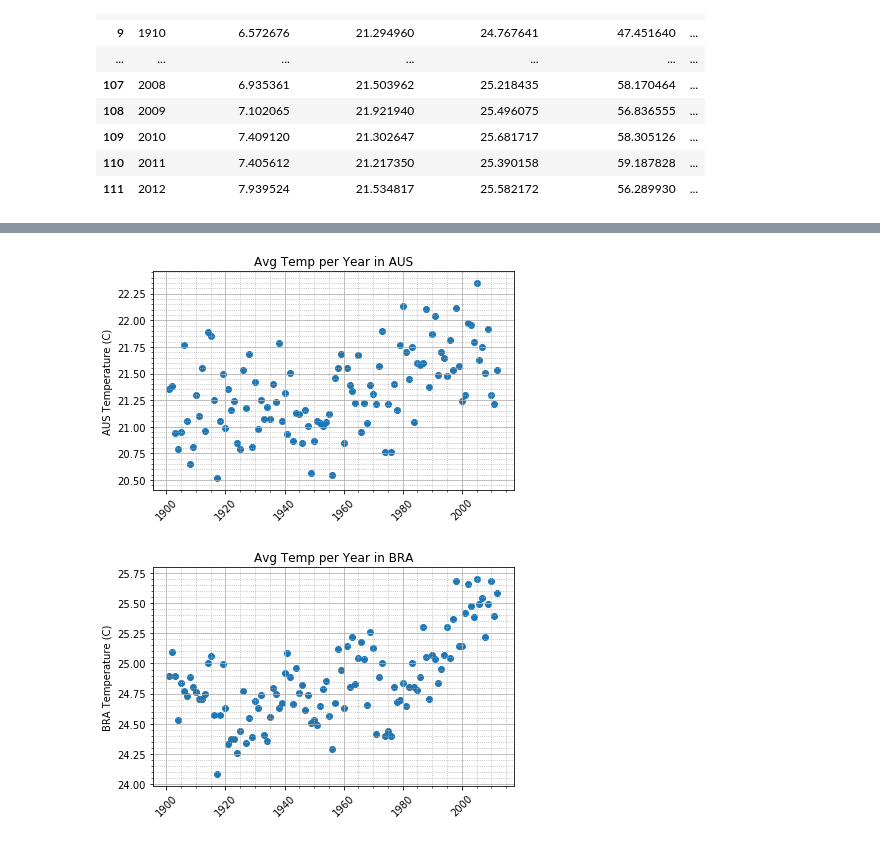
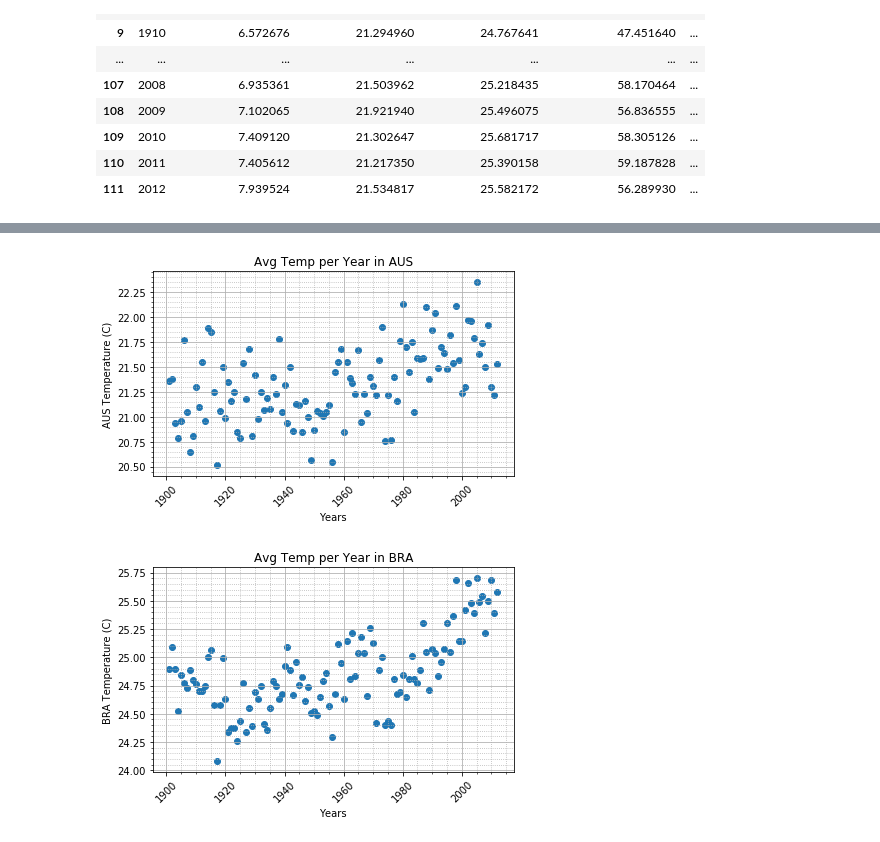
Before and after one commit to LineaFuller/Project_1, a Jupyter notebook: rf_code.ipynb, the cells around one changed output, grey strips where cells are left out. Drawn from its saved outputs; the diff is of its cells as text; code cells hidden in the pictures.

```diff
--- a/rf_code.ipynb
+++ b/rf_code.ipynb
@@ -49,26 +48,26 @@ plt.show()
 # %%
 x_values = weather_df["Year"]
 y_values = weather_df["AUS Temperature (C)"]
 
 plt.scatter(x_values,y_values)
 plt.title('Avg Temp per Year in AUS')
-plt.xlabel=('Years')
+plt.xlabel('Years')
 plt.ylabel('AUS Temperature (C)')
 plt.minorticks_on()
 plt.grid(which='major', linestyle='-')
 plt.grid(which='minor', linestyle=':')
 plt.xticks(rotation = 45)
 plt.tight_layout()
 plt.show()
 # %% [output]
-[figure, old version]
+[figure, new version]
 # %%
 x_values = weather_df["Year"]
 y_values = weather_df["BRA Temperature (C)"]
 
 plt.scatter(x_values,y_values)
 plt.title('Avg Temp per Year in BRA')
-plt.xlabel=('Years')
+plt.xlabel('Years')
 plt.ylabel('BRA Temperature (C)')
 plt.minorticks_on()
 plt.grid(which='major', linestyle='-')
@@ -77,7 +76,7 @@ plt.xticks(rotation = 45)
 plt.tight_layout()
 plt.show()
 # %% [output]
-[figure, old version]
+[figure, new version]
 # %%
 def linear_reg_plot(x_values,y_values):
     (slope, intercept, rvalue, pvalue, stderr) = linregress(x_values, y_values)
```
Also changed, not shown: parts of 7 cells of this notebook.
